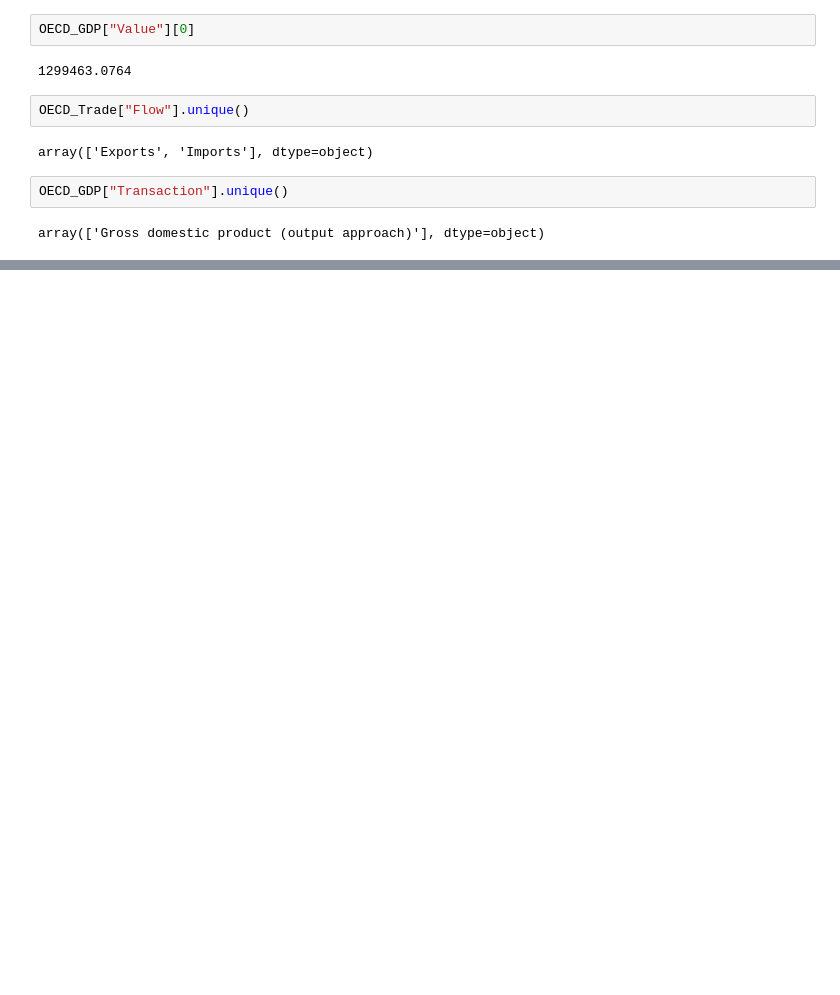
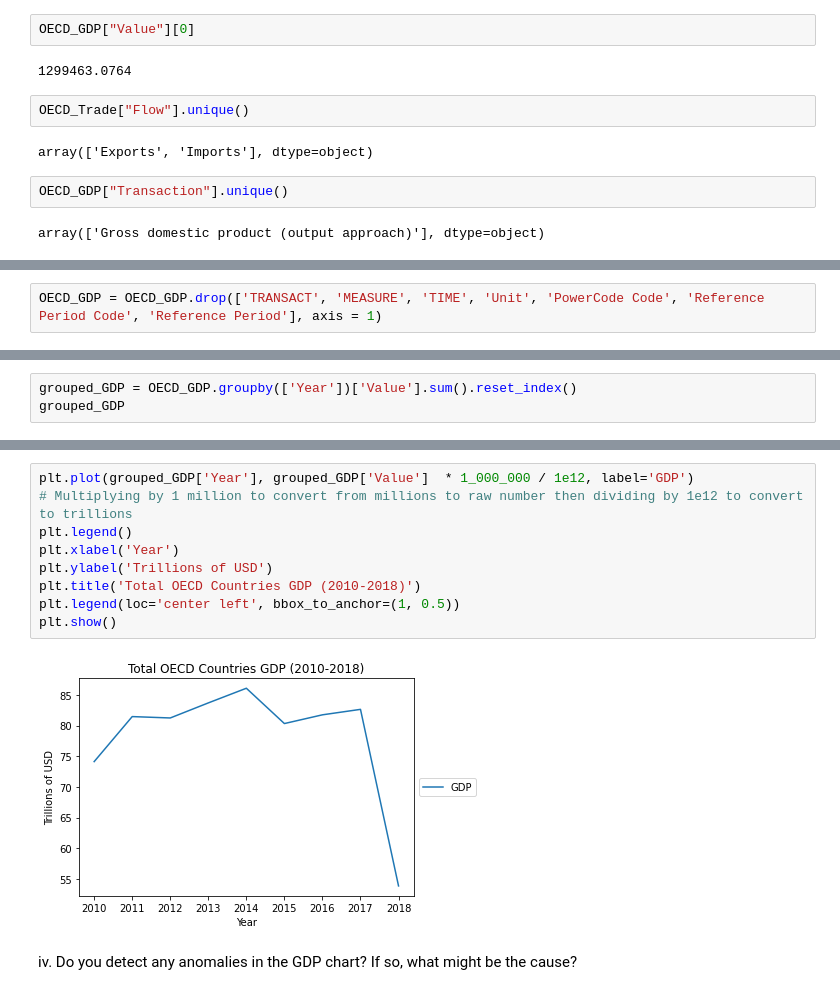
Before and after one commit to sni13/rsm312-businessAnalytics, a Jupyter notebook: Assignment 3/A3 Code.ipynb, the cells around one changed output, grey strips where cells are left out. Cells and saved outputs as stored; diff of their text form; blank space fills up the shorter version.

```diff
--- a/Assignment 3/A3 Code.ipynb
+++ b/Assignment 3/A3 Code.ipynb
@@ -84,0 +100,2 @@ array(['Gross domestic product (output approach)'], dtype=object)
+# %%
+OECD_GDP = OECD_GDP.drop(['TRANSACT', 'MEASURE', 'TIME', 'Unit', 'PowerCode Code', 'Reference Period Code', 'Reference Period'], axis = 1)
@@ -84,0 +160,3 @@ array(['Gross domestic product (output approach)'], dtype=object)
+# %%
+grouped_GDP = OECD_GDP.groupby(['Year'])['Value'].sum().reset_index()
+grouped_GDP
@@ -84,0 +174,13 @@ array(['Gross domestic product (output approach)'], dtype=object)
+# %%
+plt.plot(grouped_GDP['Year'], grouped_GDP['Value']  * 1_000_000 / 1e12, label='GDP')
+# Multiplying by 1 million to convert from millions to raw number then dividing by 1e12 to convert to trillions
+plt.legend()
+plt.xlabel('Year')
+plt.ylabel('Trillions of USD')
+plt.title('Total OECD Countries GDP (2010-2018)')
+plt.legend(loc='center left', bbox_to_anchor=(1, 0.5))
+plt.show()
+# %% [output]
+[figure, added]
+# %% [markdown]
+iv. Do you detect any anomalies in the GDP chart? If so, what might be the cause?
```
Also changed, not shown: parts of 21 cells of this notebook, 1 other file.
